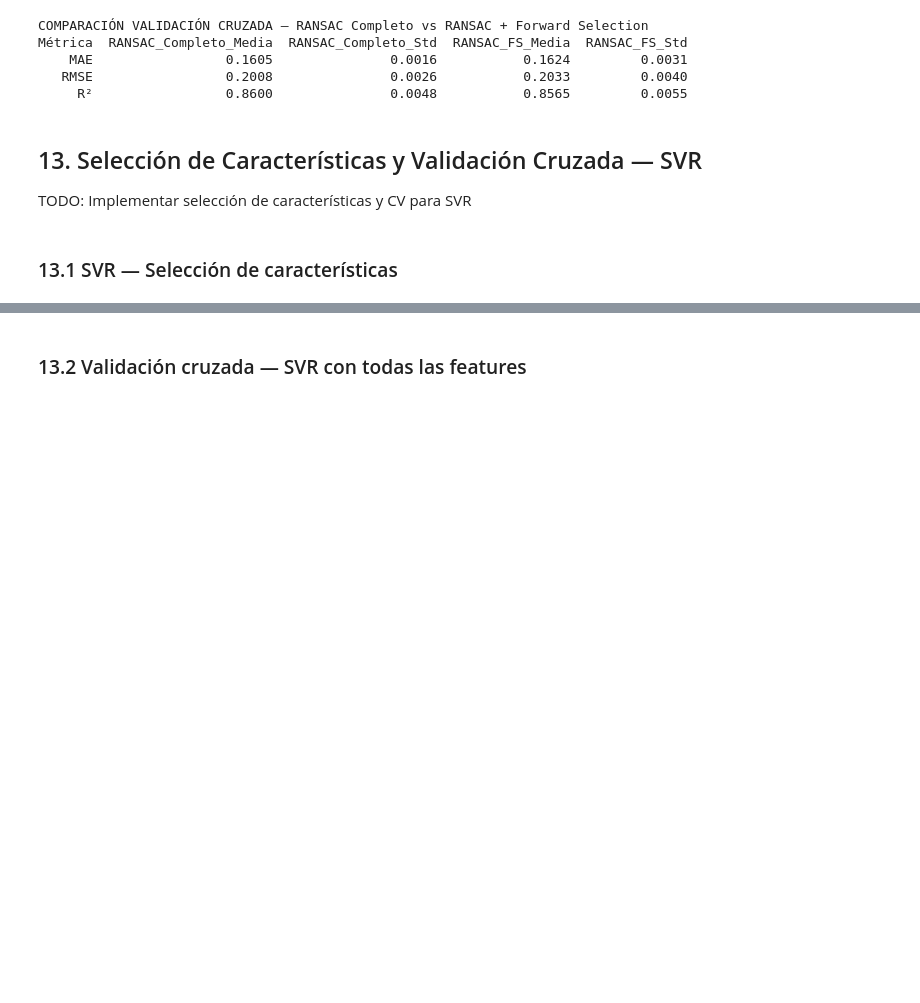
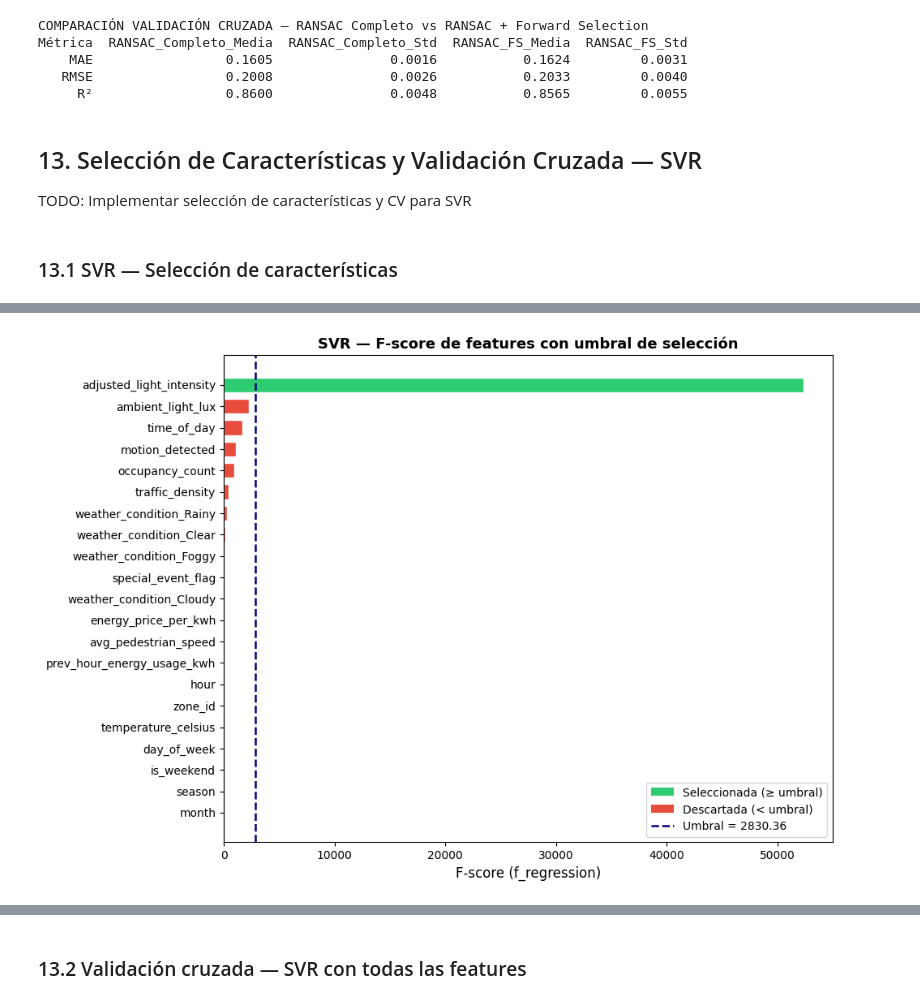
Before and after one commit to karen15367/ProyectoSamsung_modelosIA, a Jupyter notebook: train_models/notebooks/Modelo_Regresion_SmartLighting.ipynb, the cells around one changed output, grey strips where cells are left out. Cells and saved outputs as stored; diff of their text form; code cells hidden in the pictures; blank space fills up the shorter version.

```diff
--- a/train_models/notebooks/Modelo_Regresion_SmartLighting.ipynb
+++ b/train_models/notebooks/Modelo_Regresion_SmartLighting.ipynb
@@ -1177,0 +1369,31 @@ pass
+# %%
+# Gráfica de F-scores con línea de umbral
+feature_fscore_df = pd.DataFrame({
+    'feature': X.columns,
+    'fscore' : f_scores
+}).sort_values('fscore', ascending=True)
+
+colores_svr = ['#2ecc71' if sc >= umbral_svr else '#e74c3c'
+               for sc in feature_fscore_df['fscore']]
+
+plt.figure(figsize=(10, 7))
+plt.barh(feature_fscore_df['feature'], feature_fscore_df['fscore'],
+         color=colores_svr, edgecolor='white', height=0.7)
+plt.axvline(x=umbral_svr, color='navy', linestyle='--', linewidth=1.8,
+            label=f'Umbral (mean = {umbral_svr:.2f})')
+plt.xlabel('F-score (f_regression)', fontsize=12)
+plt.title('SVR — F-score de features con umbral de selección',
+          fontsize=13, fontweight='bold')
+
+from matplotlib.patches import Patch
+legend_elements = [
+    Patch(facecolor='#2ecc71', label='Seleccionada (≥ umbral)'),
+    Patch(facecolor='#e74c3c', label='Descartada (< umbral)'),
+    plt.Line2D([0], [0], color='navy', linestyle='--',
+               linewidth=1.8, label=f'Umbral = {umbral_svr:.2f}')
+]
+plt.legend(handles=legend_elements, fontsize=10, loc='lower right')
+plt.tight_layout()
+plt.show()
+# %% [output]
+[figure, added]
```
Also changed, not shown: parts of 24 cells of this notebook.
